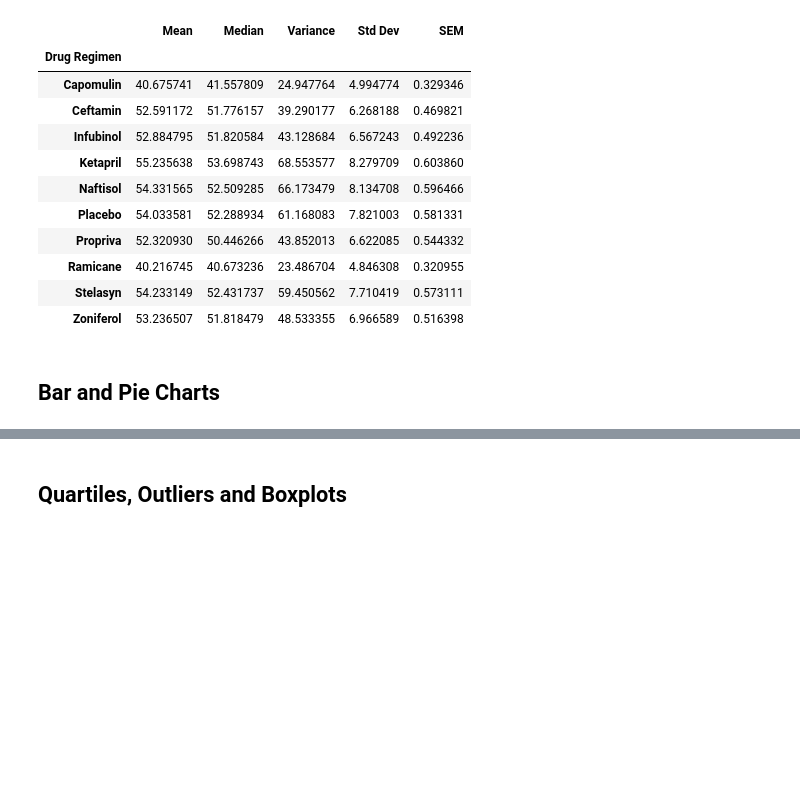
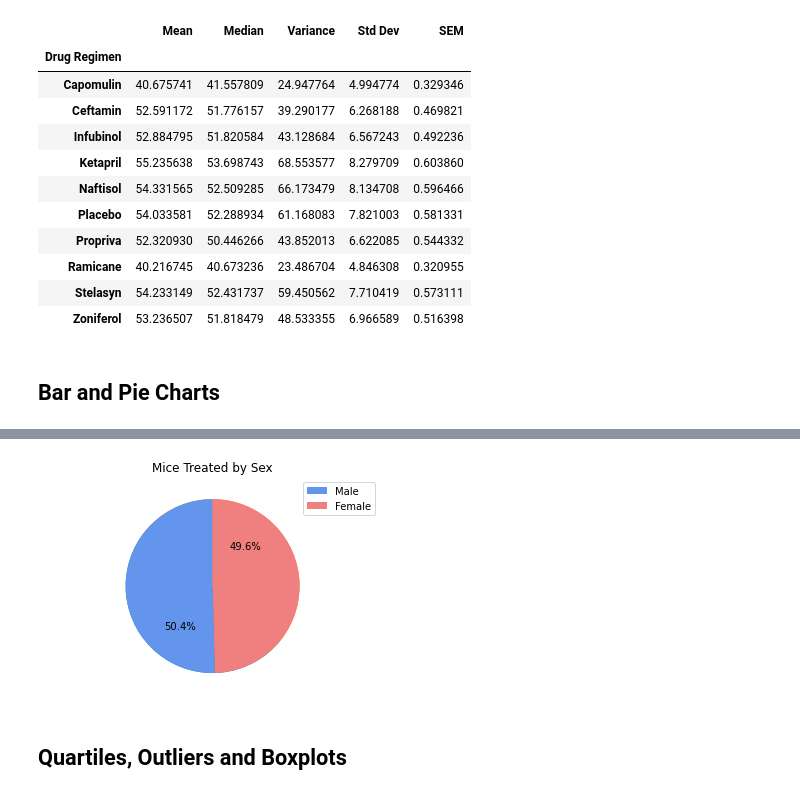
Before and after one commit to Richard-Turnbull/matplotlib-challenge, a Jupyter notebook: pymaceuticals.ipynb, the cells around one changed output, grey strips where cells are left out. Cells and saved outputs as stored; diff of their text form; code cells hidden in the pictures; blank space fills up the shorter version.

```diff
--- a/pymaceuticals.ipynb
+++ b/pymaceuticals.ipynb
@@ -238,3 +247,24 @@ plt.savefig("Mouse_Treatment_pyplot.png")
+# %%
+# Generate a pie plot showing the distribution of female versus male mice using pyplot
+
+labels = ["Male", "Female"]
+counts = [125, 123]
+
+plt.pie(counts, autopct="%1.1f%%", startangle=140)
+
+# Create axes which are equal so we have a perfect circle
+plt.axis("equal")
+
+colors = ['cornflowerblue', 'lightcoral']
+counts, texts = plt.pie(counts, colors=colors, startangle=90)
+
+plt.legend(counts, labels, loc="best")
+
+plt.title("Mice Treated by Sex")
+plt.savefig("Mouse_Treatment_pie_chart_pyplot.png")
+plt.show()
+# %% [output]
+[figure, added]
 # %% [markdown]
 ## Quartiles, Outliers and Boxplots
 # %%
```
Also changed, not shown: parts of 5 cells of this notebook, 6 other files.
